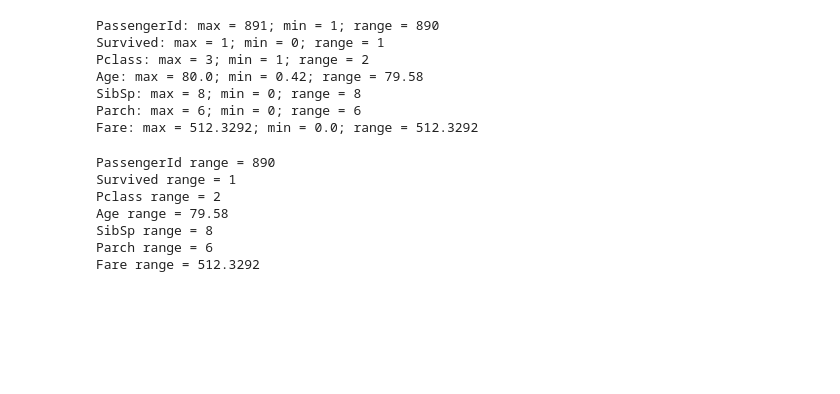
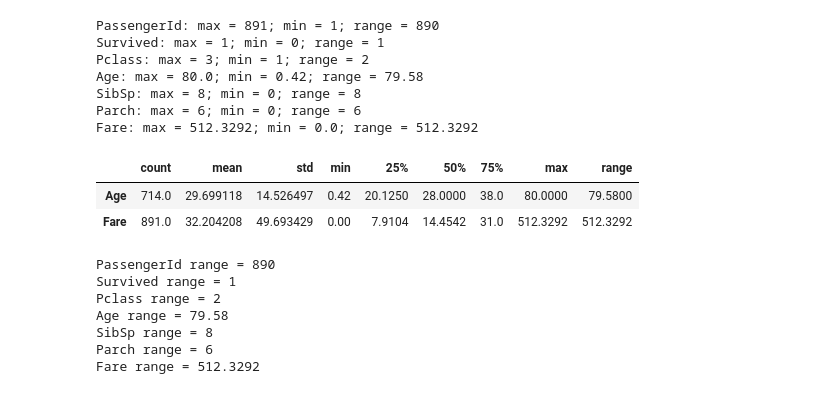
Before and after one commit to corey-hermesch/classification-exercises, a Jupyter notebook: classification_exercises.ipynb, the cells around one changed output. Cells and saved outputs as stored; diff of their text form; code cells hidden in the pictures; blank space fills up the shorter version.

```diff
--- a/classification_exercises.ipynb
+++ b/classification_exercises.ipynb
@@ -237,6 +335,15 @@ Age: max = 80.0; min = 0.42; range = 79.58
 SibSp: max = 8; min = 0; range = 8
 Parch: max = 6; min = 0; range = 6
 Fare: max = 512.3292; min = 0.0; range = 512.3292
+# %%
+# Also, Age and Fare are about the only ones where it makes sense to look at a range, so we could exclude the rest
+titanic_stats = df_excel[['Age', 'Fare']].describe().T
+titanic_stats['range'] = titanic_stats['max'] - titanic_stats['min']
+titanic_stats
+# %% [output]
+|  | count | mean | std | min | 25% | 50% | 75% | max | range |
+| Age | 714.0 | 29.699118 | 14.526497 | 0.42 | 20.1250 | 28.0000 | 38.0 | 80.0000 | 79.5800 |
+| Fare | 891.0 | 32.204208 | 49.693429 | 0.00 | 7.9104 | 14.4542 | 31.0 | 512.3292 | 512.3292 |
 # %%
 print(f"PassengerId range = {df_excel.PassengerId.max() - df_excel.PassengerId.min()}")
 print(f"Survived range = {df_excel.Survived.max() - df_excel.Survived.min()}")
```
Also changed, not shown: parts of 26 cells of this notebook, 1 other file.
